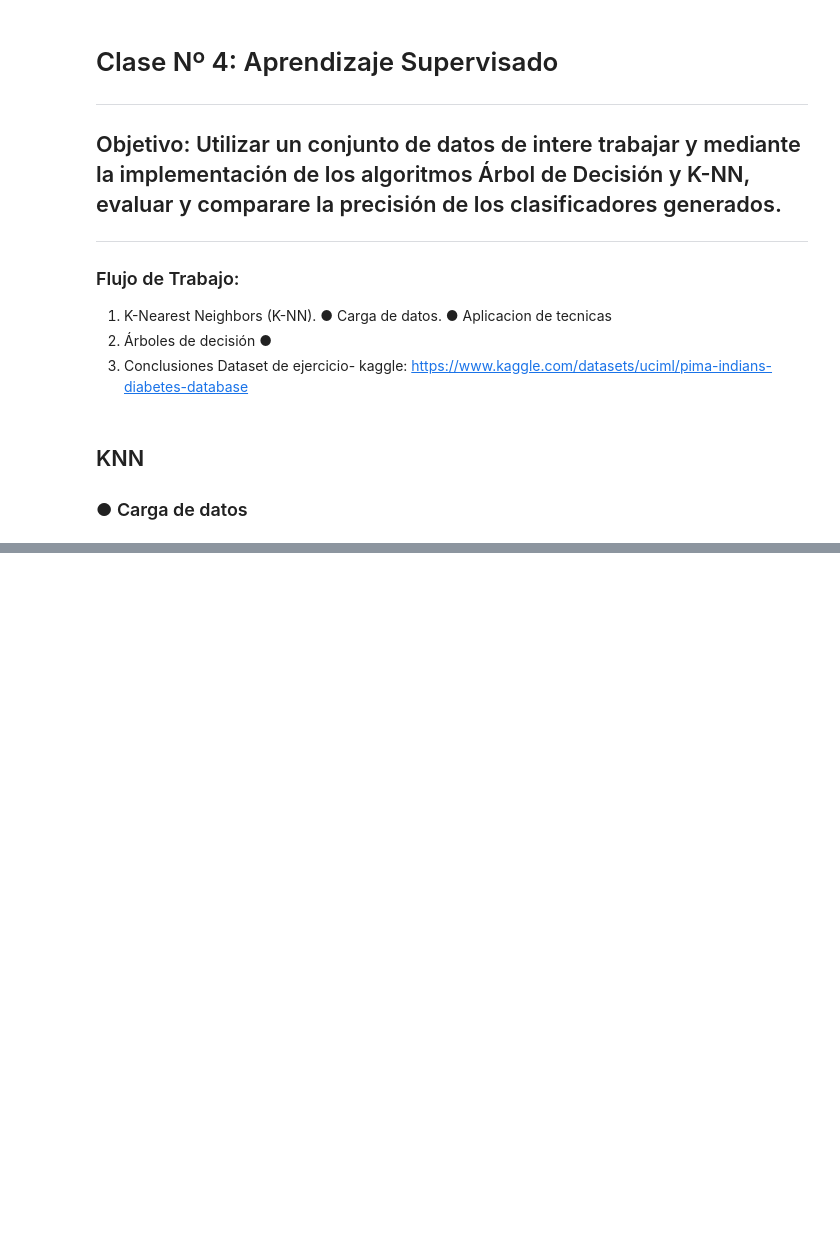
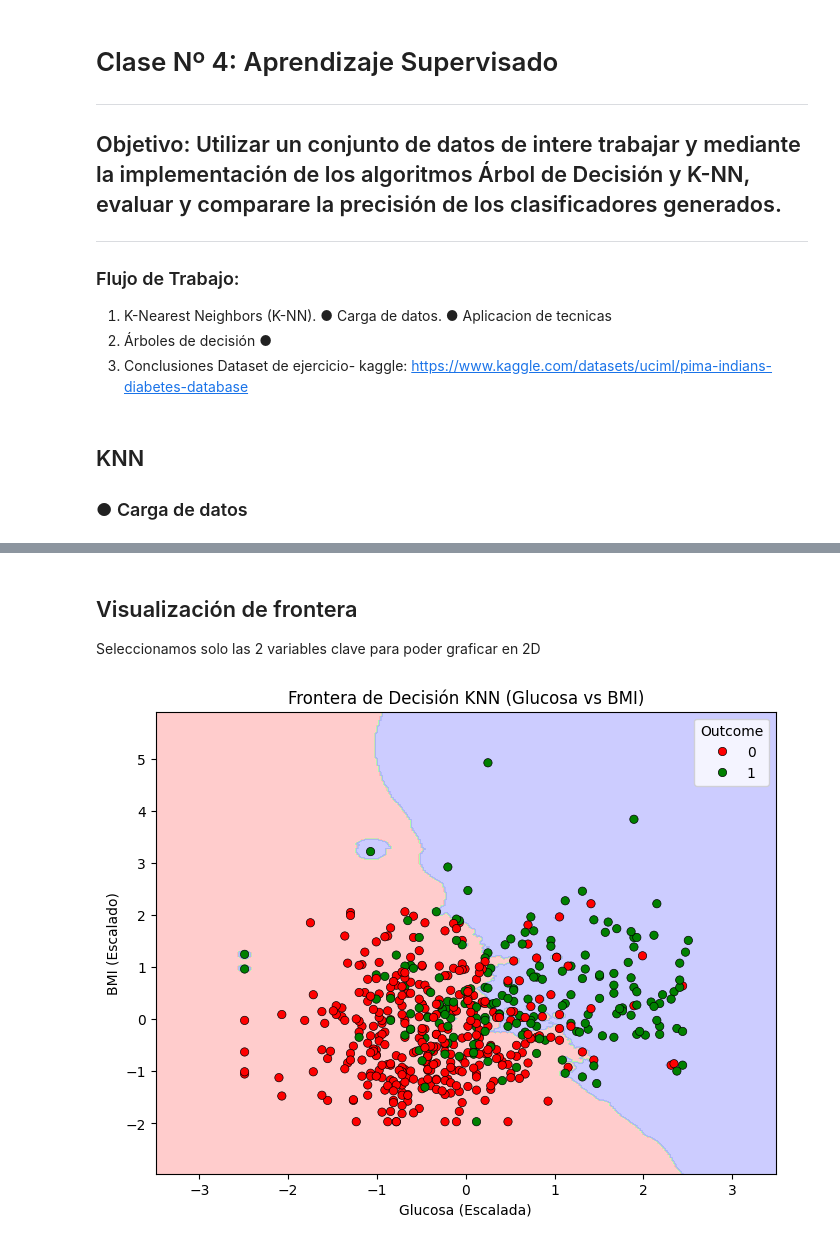
Before and after one commit to debiie918/APRENDIZAJE-AUTOMATICO, a Jupyter notebook: clase 5/knn&arborldd.ipynb, the cells around one changed output, grey strips where cells are left out. Cells and saved outputs as stored; diff of their text form; code cells hidden in the pictures; blank space fills up the shorter version.

```diff
--- a/clase 5/knn&arborldd.ipynb
+++ b/clase 5/knn&arborldd.ipynb
@@ -30,0 +81,13 @@ FileNotFoundError: [Errno 2] No such file or directory: 'diabetes.csv'
+# %%
+from sklearn.model_selection import train_test_split
+from sklearn.preprocessing import StandardScaler
+from sklearn.neighbors import KNeighborsClassifier
+
+X = df.drop('Outcome', axis=1)
+y = df['Outcome']
+
+X_train, X_test, y_train, y_test = train_test_split(X, y, test_size=0.3, random_state=42)
+
+scaler = StandardScaler()
+X_train_scaled = scaler.fit_transform(X_train)
+X_test_scaled = scaler.transform(X_test)
@@ -30,0 +168,51 @@ FileNotFoundError: [Errno 2] No such file or directory: 'diabetes.csv'
+# %% [markdown]
+## Visualización de frontera
+Seleccionamos solo las 2 variables clave para poder graficar en 2D
+# %%
+from sklearn.tree import plot_tree
+X_vis = df[['Glucose', 'BMI']]
+y_vis = df['Outcome']
+
+#división de los datos para entrenamiento y prueba
+X_vis_train, X_vis_test, y_vis_train, y_vis_test = train_test_split(
+    X_vis, y_vis, test_size=0.3, random_state=42
+)
+
+# escalar de nuevo porque son solo 2 columnas
+scaler_vis = StandardScaler()
+X_vis_train_scaled = scaler.fit_transform(X_vis_train)
+X_vis_test_scaled = scaler.transform(X_vis_test)
+
+# 3. Entrenamos un modelo rápido solo para el gráfico
+knn_vis = KNeighborsClassifier(n_neighbors=27, weights='distance')
+knn_vis.fit(X_vis_train_scaled, y_vis_train)
+
+# Crear una malla
+h = .02
+x_min, x_max = X_vis_train_scaled[:, 0].min() - 1, X_vis_train_scaled[:, 0].max() + 1
+y_min, y_max = X_vis_train_scaled[:, 1].min() - 1, X_vis_train_scaled[:, 1].max() + 1
+xx, yy = np.meshgrid(np.arange(x_min, x_max, h), np.arange(y_min, y_max, h))
+
+# Predecir
+Z = knn_vis.predict(np.c_[xx.ravel(), yy.ravel()])
+Z = Z.reshape(xx.shape)
+
+cmap_light = ListedColormap(["#FFAAAA", "#AAFFAA", "#AAAAFF"])
+cmap_bold = ["red", "green"]
+
+# Grafico
+plt.figure(figsize=(8, 6))
+plt.contourf(xx, yy, Z, cmap=cmap_light, alpha=0.6)
+sns.scatterplot(
+    x=X_vis_train_scaled[:, 0],
+    y=X_vis_train_scaled[:, 1],
+    hue=y_vis_train,
+    palette=cmap_bold,
+    edgecolor="k"
+)
+plt.title("Frontera de Decisión KNN (Glucosa vs BMI)")
+plt.xlabel("Glucosa (Escalada)")
+plt.ylabel("BMI (Escalado)")
+plt.show()
+# %% [output]
+[figure, added]
```
Also changed, not shown: parts of 15 cells of this notebook, 1 other file.
